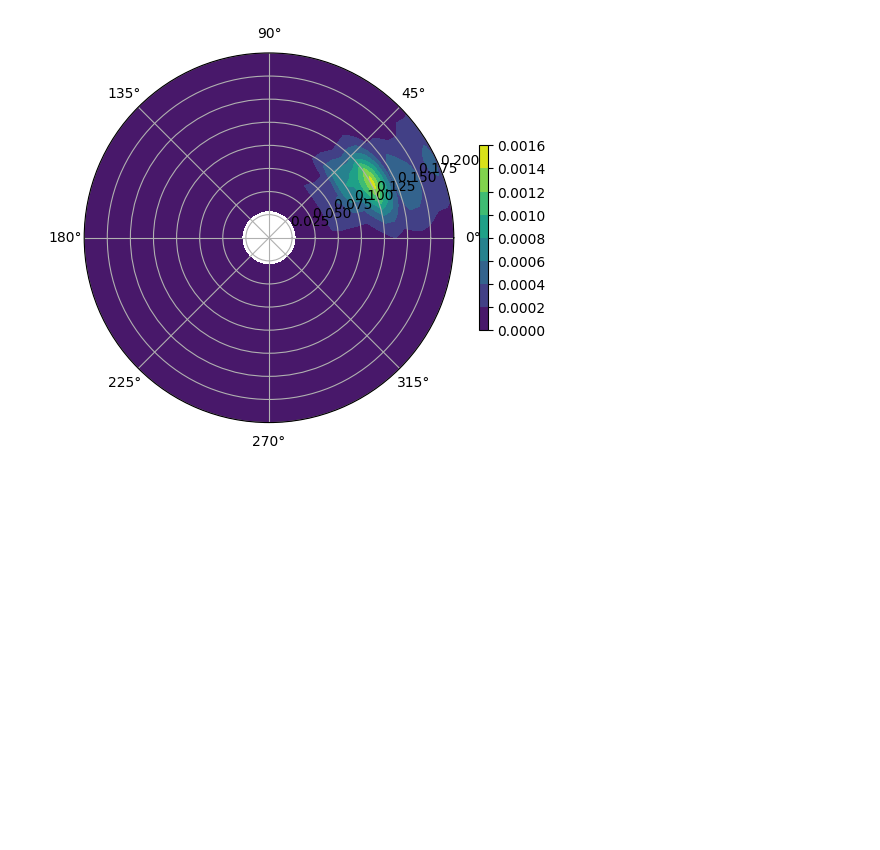
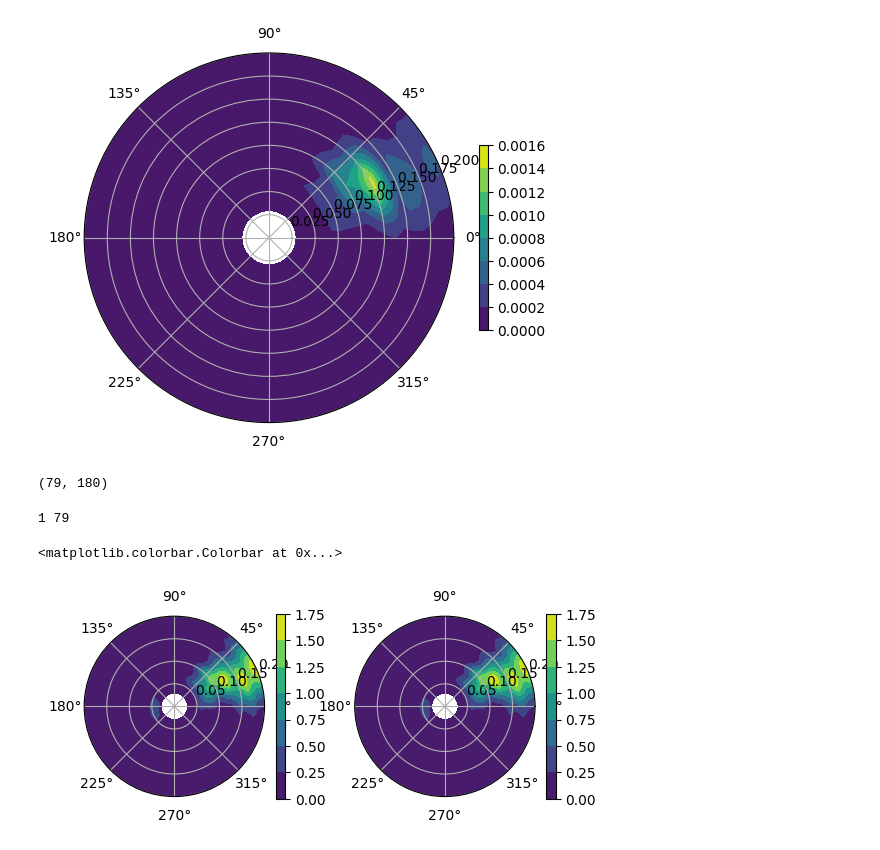
Before and after one commit to sofarocean/spotter-analysis-examples, a Jupyter notebook: directional_wave_spectra_example.ipynb, the cells around one changed output. Cells and saved outputs as stored; diff of their text form; code cells hidden in the pictures; blank space fills up the shorter version.

```diff
--- a/directional_wave_spectra_example.ipynb
+++ b/directional_wave_spectra_example.ipynb
@@ -749,0 +799,4 @@ plt.colorbar(im,shrink=0.5)
+# %%
+D_all.shape
+# %% [output]
+(79, 180)
@@ -749,0 +805,34 @@ plt.colorbar(im,shrink=0.5)
+# %%
+output_shape = list(a1.shape) + [len(direction)]
+if a1.ndim == 1:
+   input_shape = [1, a1.shape[-1]]
+else:
+   input_shape = [np.prod(a1.shape[0:-1]), a1.shape[-1]]
+
+a1 = a1.reshape(input_shape)
+b1 = b1.reshape(input_shape)
+a2 = a2.reshape(input_shape)
+b2 = b2.reshape(input_shape)
+d_orig = mem2(theta, a1, b1, a2, b2)
+# %% [output]
+1 79
+# %%
+fig, ax = plt.subplots(1,2,subplot_kw=dict(projection='polar'))
+theta = np.deg2rad(direction)
+ax = ax.flatten()
+im = ax[0].contourf(theta, frequency, np.squeeze(d_orig), cmap='viridis')
+ax[0].set_xlim([0*np.pi,2*np.pi])
+ax[0].set_ylim([0,0.2])
+ax[0].set_theta_zero_location("E")
+ax[0].grid('on')
+plt.colorbar(im,shrink=0.5)
+
+im = ax[1].contourf(theta, frequency, D_all, cmap='viridis')
+ax[1].set_xlim([0*np.pi,2*np.pi])
+ax[1].set_ylim([0,0.2])
+ax[1].set_theta_zero_location("E")
+ax[1].grid('on')
+plt.colorbar(im,shrink=0.5)
+# %% [output]
+<matplotlib.colorbar.Colorbar at 0x...>
+[figure, added]
```
Also changed, not shown: parts of 6 cells of this notebook, 1 other file.
